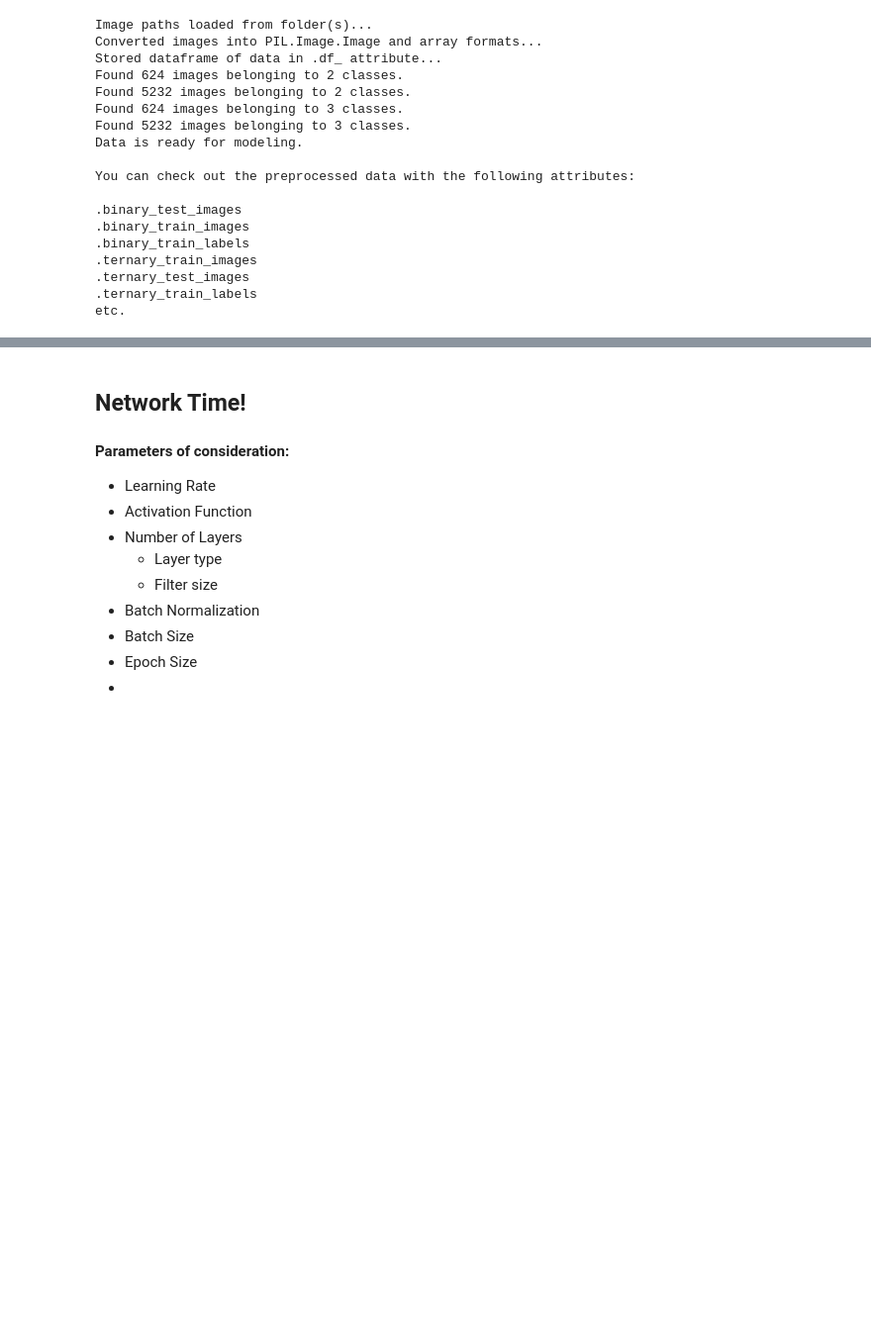
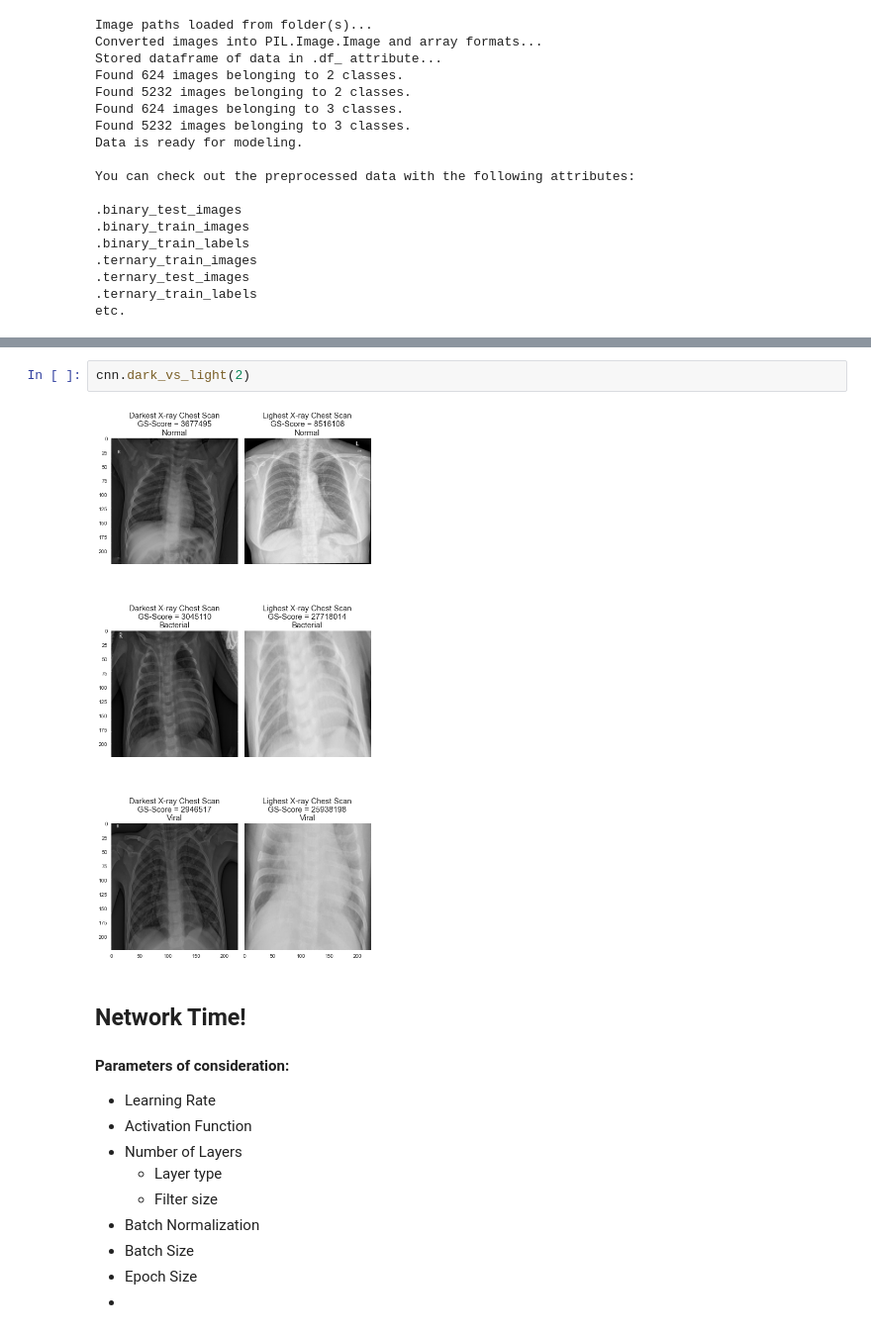
Before and after one commit to Luv2bnanook44/flatiron_phase4_project, a Jupyter notebook: final_notebook.ipynb, the cells around one changed output, grey strips where cells are left out. Shown at 99% size. Cells and saved outputs as stored; diff of their text form; blank space fills up the shorter version.

```diff
--- a/final_notebook.ipynb
+++ b/final_notebook.ipynb
@@ -113,3 +157,7 @@ etc.
+# %%
+cnn.dark_vs_light(2)
+# %% [output]
+[figure, added]
 # %% [markdown]
 ## Network Time!
 
```
Also changed, not shown: parts of 12 cells of this notebook, 4 other files.
